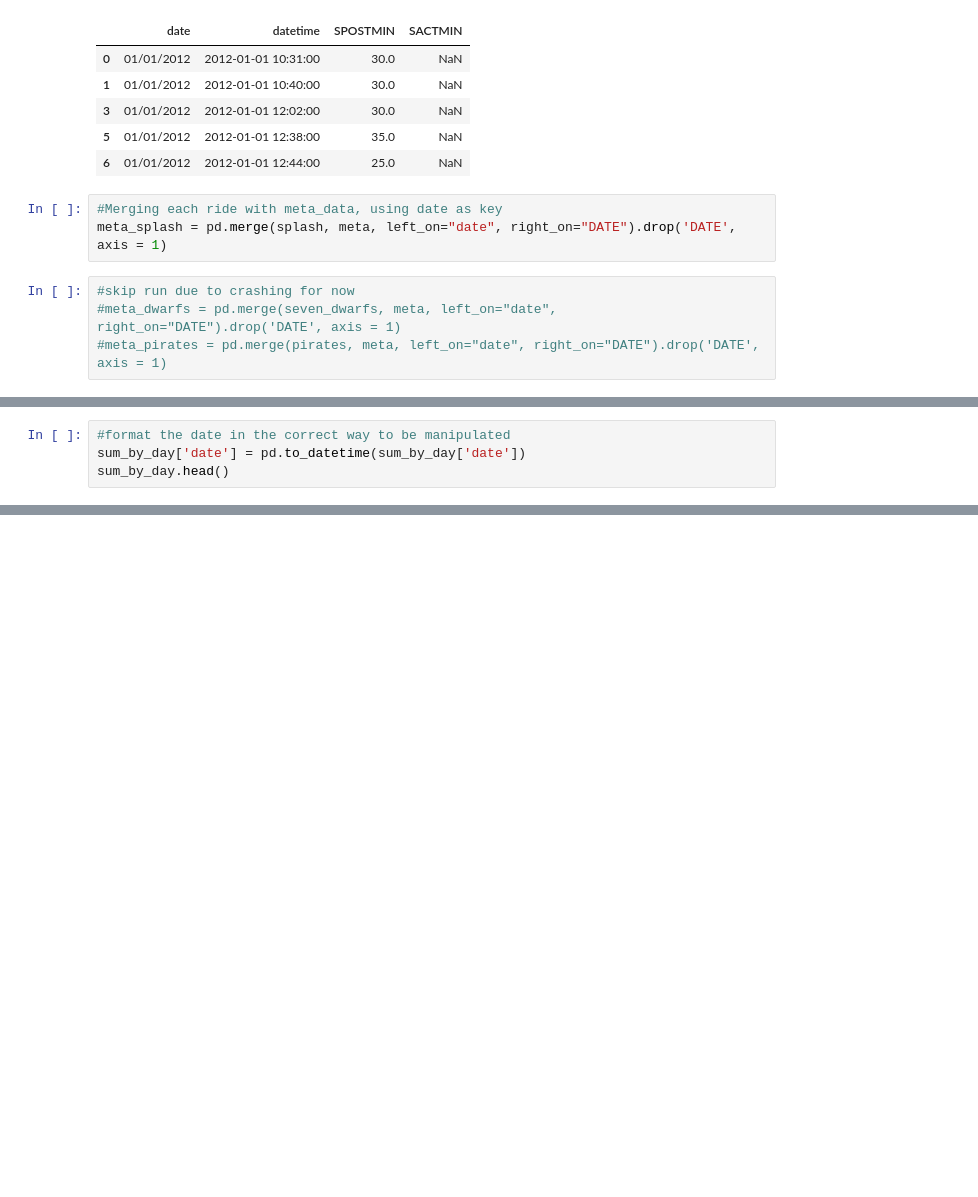
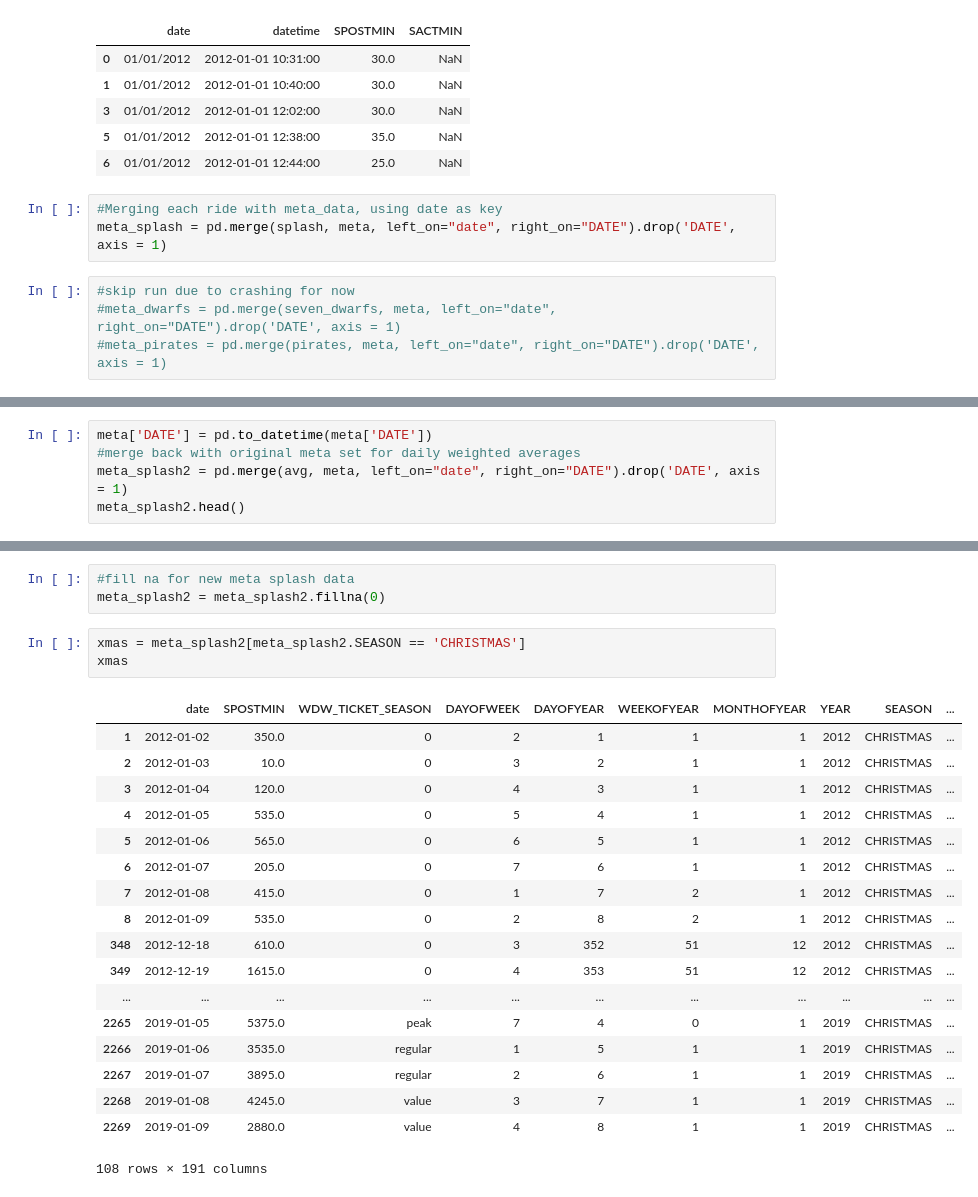
Before and after one commit to daviding11/Splash-Mountain-Wait-Time-Analysis, a Jupyter notebook: DataWrangling-Copy1-LW.ipynb, the cells around one changed output, grey strips where cells are left out. Drawn from its saved outputs; the diff is of its cells as text; blank space fills up the shorter version.

```diff
--- a/DataWrangling-Copy1-LW.ipynb
+++ b/DataWrangling-Copy1-LW.ipynb
@@ -89,7 +75,3 @@ sum_by_day.head()
-# %%
-#format the date in the correct way to be manipulated
-sum_by_day['date'] = pd.to_datetime(sum_by_day['date'])
-sum_by_day.head()
 # %%
 #compute weighted average of posted wait times by day
 avg = sum_by_day.groupby('date')['SPOSTMIN'].mean()
@@ -102,0 +87,5 @@ meta_splash.head()
+# %%
+meta['DATE'] = pd.to_datetime(meta['DATE'])
+#merge back with original meta set for daily weighted averages
+meta_splash2 = pd.merge(avg, meta, left_on="date", right_on="DATE").drop('DATE', axis = 1)
+meta_splash2.head()
@@ -102,0 +100,25 @@ meta_splash.head()
+# %%
+#fill na for new meta splash data
+meta_splash2 = meta_splash2.fillna(0)
+# %%
+xmas = meta_splash2[meta_splash2.SEASON == 'CHRISTMAS']
+xmas
+# %% [output]
+|  | date | SPOSTMIN | WDW_TICKET_SEASON | DAYOFWEEK | DAYOFYEAR | WEEKOFYEAR | MONTHOFYEAR | YEAR | SEASON | ... |
+| 1 | 2012-01-02 | 350.0 | 0 | 2 | 1 | 1 | 1 | 2012 | CHRISTMAS | ... |
+| 2 | 2012-01-03 | 10.0 | 0 | 3 | 2 | 1 | 1 | 2012 | CHRISTMAS | ... |
+| 3 | 2012-01-04 | 120.0 | 0 | 4 | 3 | 1 | 1 | 2012 | CHRISTMAS | ... |
+| 4 | 2012-01-05 | 535.0 | 0 | 5 | 4 | 1 | 1 | 2012 | CHRISTMAS | ... |
+| 5 | 2012-01-06 | 565.0 | 0 | 6 | 5 | 1 | 1 | 2012 | CHRISTMAS | ... |
+| 6 | 2012-01-07 | 205.0 | 0 | 7 | 6 | 1 | 1 | 2012 | CHRISTMAS | ... |
+| 7 | 2012-01-08 | 415.0 | 0 | 1 | 7 | 2 | 1 | 2012 | CHRISTMAS | ... |
+| 8 | 2012-01-09 | 535.0 | 0 | 2 | 8 | 2 | 1 | 2012 | CHRISTMAS | ... |
+| 348 | 2012-12-18 | 610.0 | 0 | 3 | 352 | 51 | 12 | 2012 | CHRISTMAS | ... |
+| 349 | 2012-12-19 | 1615.0 | 0 | 4 | 353 | 51 | 12 | 2012 | CHRISTMAS | ... |
+| ... | ... | ... | ... | ... | ... | ... | ... | ... | ... | ... |
+| 2265 | 2019-01-05 | 5375.0 | peak | 7 | 4 | 0 | 1 | 2019 | CHRISTMAS | ... |
+| 2266 | 2019-01-06 | 3535.0 | regular | 1 | 5 | 1 | 1 | 2019 | CHRISTMAS | ... |
+| 2267 | 2019-01-07 | 3895.0 | regular | 2 | 6 | 1 | 1 | 2019 | CHRISTMAS | ... |
+| 2268 | 2019-01-08 | 4245.0 | value | 3 | 7 | 1 | 1 | 2019 | CHRISTMAS | ... |
+| 2269 | 2019-01-09 | 2880.0 | value | 4 | 8 | 1 | 1 | 2019 | CHRISTMAS | ... |
+108 rows × 191 columns
```
Also changed, not shown: parts of 6 cells of this notebook.
